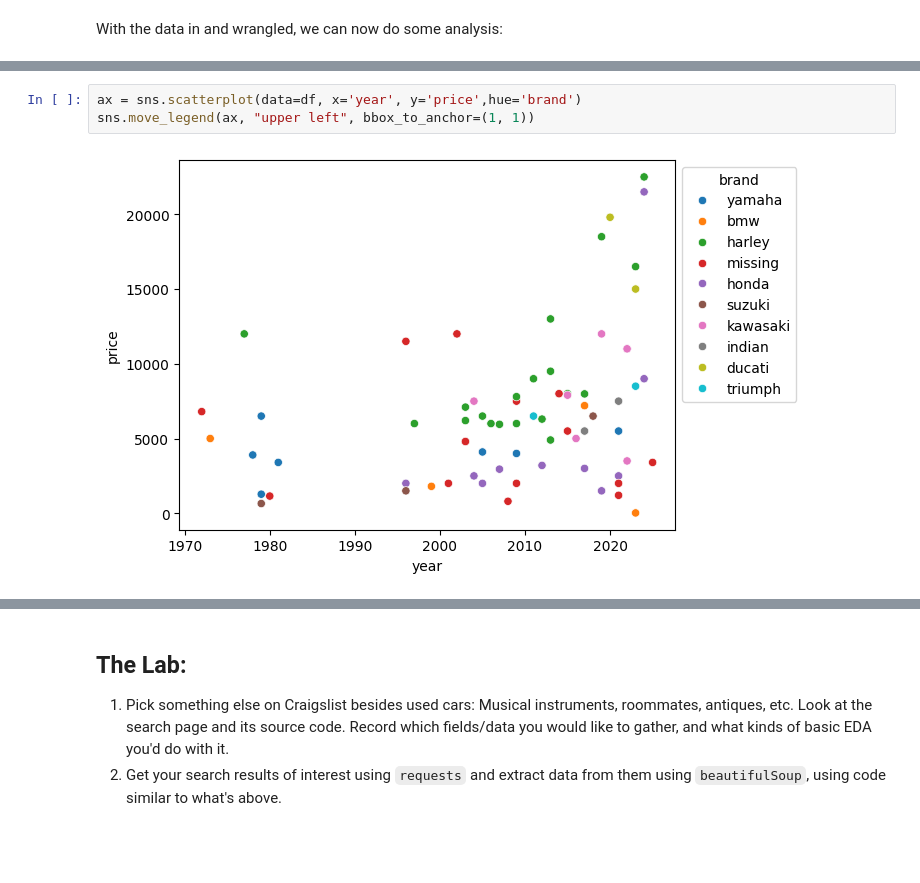
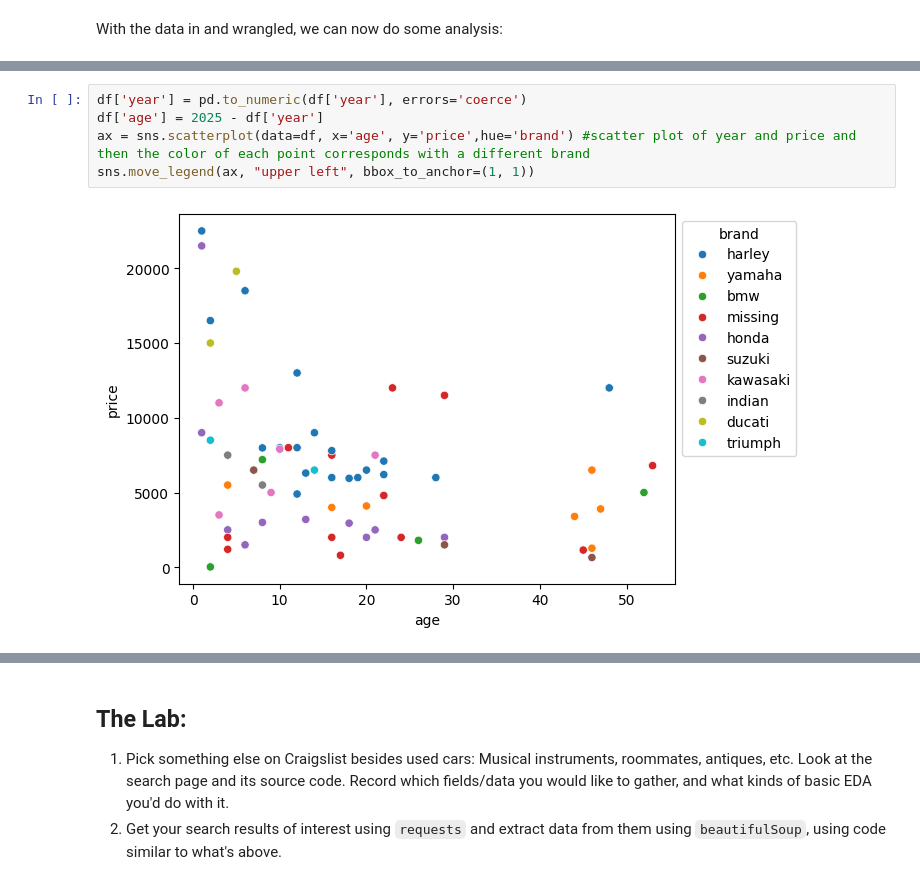
Before and after one commit to allyoshea/wrangling, a Jupyter notebook: lab/lab.ipynb, the cells around one changed output, grey strips where cells are left out. Saved outputs shown, nothing was run; the diff lists cells and outputs as text; blank space fills up the shorter version.

```diff
--- a/lab/lab.ipynb
+++ b/lab/lab.ipynb
@@ -226,5 +193,7 @@ df.loc[:,['price','brand']].groupby('brand').describe()
 # %%
-ax = sns.scatterplot(data=df, x='year', y='price',hue='brand')
+df['year'] = pd.to_numeric(df['year'], errors='coerce')
+df['age'] = 2025 - df['year']
+ax = sns.scatterplot(data=df, x='age', y='price',hue='brand') #scatter plot of year and price and then the color of each point corresponds with a different brand
 sns.move_legend(ax, "upper left", bbox_to_anchor=(1, 1))
 # %% [output]
-[figure, old version]
+[figure, new version]
```
Also changed, not shown: parts of 13 cells of this notebook.
